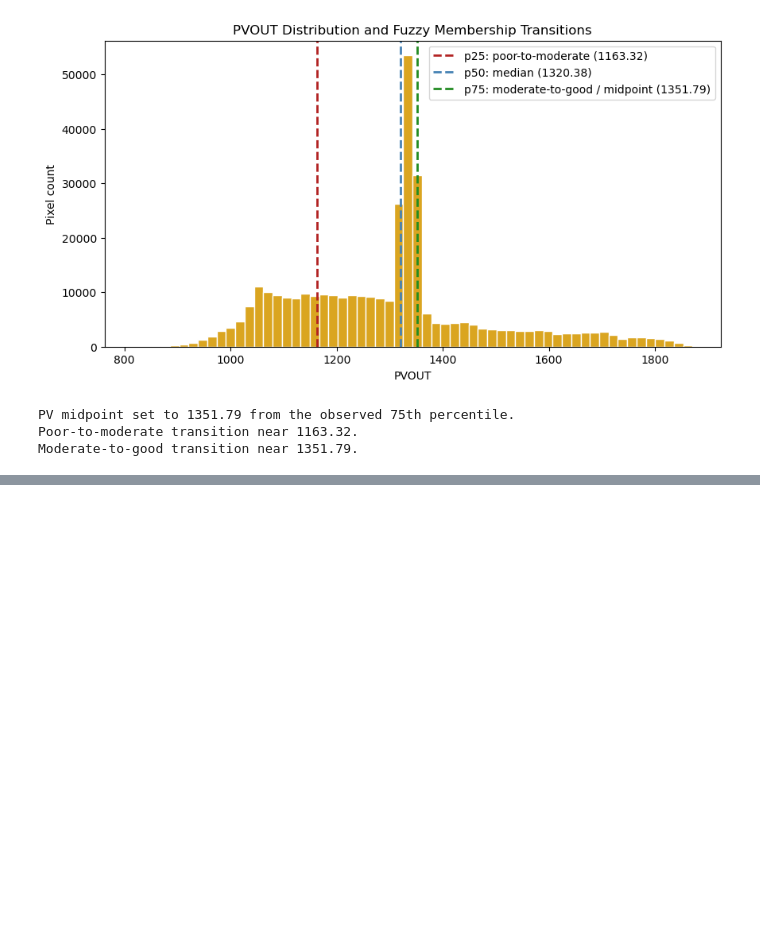
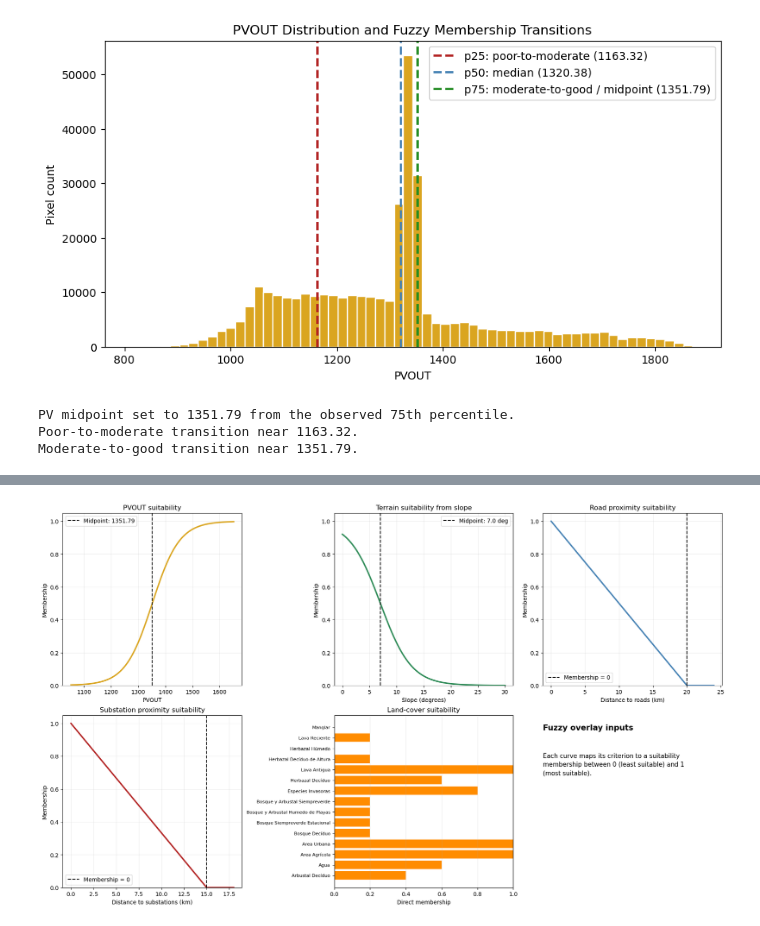
Before and after one commit to eemahon/idoneidad_hygalapagos, a Jupyter notebook: analisis/solar_SA_fuzzy.ipynb, the cells around one changed output, grey strips where cells are left out. Cells and saved outputs as stored; diff of their text form; code cells hidden in the pictures; blank space fills up the shorter version.

```diff
--- a/analisis/solar_SA_fuzzy.ipynb
+++ b/analisis/solar_SA_fuzzy.ipynb
@@ -469,3 +468,98 @@ def _polygonize_candidates(candidate_array, transform, crs):
     gdf = gpd.GeoDataFrame.from_features(features, crs=crs)
     gdf["area_m2"] = gdf.geometry.area
     return gdf
+# %%
+# Plot and print the fuzzy membership functions used by the solar suitability model.
+# Run the PVOUT diagnostic cell first when you want PARAMS['pv_midpoint'] to use its observed p75 value.
+import csv
+import numpy as np
+import matplotlib.pyplot as plt
+
+
+def plot_fuzzy_membership_functions(params, inputs):
+    pv_midpoint = float(params["pv_midpoint"])
+    pv_steepness = float(params["pv_steepness"])
+    slope_midpoint = float(params["slope_midpoint_deg"])
+    slope_steepness = float(params["slope_steepness"])
+    roads_max_distance = float(params["roads_max_distance_m"])
+    substations_max_distance = float(params["substations_max_distance_m"])
+
+    pv_values = np.linspace(max(0.0, pv_midpoint - 300.0), pv_midpoint + 300.0, 500)
+    slope_values = np.linspace(0.0, max(30.0, slope_midpoint * 3.0), 500)
+    roads_distance = np.linspace(0.0, roads_max_distance * 1.2, 500)
+    substations_distance = np.linspace(0.0, substations_max_distance * 1.2, 500)
+
+    pv_membership = _fuzzy_sigmoid_increasing(pv_values, pv_midpoint, pv_steepness)
+    slope_membership = _fuzzy_sigmoid_decreasing(slope_values, slope_midpoint, slope_steepness)
+    roads_membership = _fuzzy_linear_decreasing(roads_distance, roads_max_distance)
+    substations_membership = _fuzzy_linear_decreasing(substations_distance, substations_max_distance)
+    land_cover_remap = _load_land_cover_remap(inputs["land_cover_remap"])
+
+    print("Fuzzy membership functions in use:")
+    print(f"  PVOUT: increasing sigmoid, midpoint={pv_midpoint:.2f}, steepness={pv_steepness:.4f}")
+    print(f"  Slope: decreasing sigmoid, midpoint={slope_midpoint:.2f} deg, steepness={slope_steepness:.4f}")
+    print(f"  Roads: linear decrease from 1 at 0 m to 0 at {roads_max_distance:,.0f} m")
+    print(f"  Substations: linear decrease from 1 at 0 m to 0 at {substations_max_distance:,.0f} m")
+    print("  Land cover: direct membership values from remap_solar_fuzzy.csv")
+    print()
+    print("Land-cover memberships:")
+    for class_name, membership in sorted(land_cover_remap.items()):
+        print(f"  {class_name}: {membership:.2f}")
+
+    figure, axes = plt.subplots(2, 3, figsize=(17, 10), constrained_layout=True)
+    axes = axes.ravel()
+
+    axes[0].plot(pv_values, pv_membership, color="goldenrod", linewidth=2.5)
+    axes[0].axvline(pv_midpoint, color="black", linestyle="--", label=f"Midpoint: {pv_midpoint:.2f}")
+    axes[0].set(title="PVOUT suitability", xlabel="PVOUT", ylabel="Membership")
+    axes[0].legend()
+
+    axes[1].plot(slope_values, slope_membership, color="seagreen", linewidth=2.5)
+    axes[1].axvline(slope_midpoint, color="black", linestyle="--", label=f"Midpoint: {slope_midpoint:.1f} deg")
+    axes[1].set(title="Terrain suitability from slope", xlabel="Slope (degrees)", ylabel="Membership")
+    axes[1].legend()
+
+    axes[2].plot(roads_distance / 1000.0, roads_membership, color="steelblue", linewidth=2.5)
+    axes[2].axvline(roads_max_distance / 1000.0, color="black", linestyle="--", label="Membership = 0")
+    axes[2].set(title="Road proximity suitability", xlabel="Distance to roads (km)", ylabel="Membership")
+    axes[2].legend()
+
+    axes[3].plot(substations_distance / 1000.0, substations_membership, color="firebrick", linewidth=2.5)
+    axes[3].axvline(substations_max_distance / 1000.0, color="black", linestyle="--", label="Membership = 0")
+    axes[3].set(title="Substation proximity suitability", xlabel="Distance to substations (km)", ylabel="Membership")
+    axes[3].legend()
+
+    class_names = list(land_cover_remap)
+    memberships = [land_cover_remap[class_name] for class_name in class_names]
+    axes[4].barh(class_names, memberships, color="darkorange")
+    axes[4].set(title="Land-cover suitability", xlabel="Direct membership", xlim=(0.0, 1.0))
+    axes[4].tick_params(axis="y", labelsize=8)
+    axes[4].grid(axis="x", alpha=0.25)
+
+    axes[5].axis("off")
+    axes[5].text(
+        0.0,
+        0.95,
+        "Fuzzy overlay inputs",
+        fontsize=14,
+        fontweight="bold",
+        va="top",
+    )
+    axes[5].text(
+        0.0,
+        0.78,
+        "Each curve maps its criterion to a suitability\nmembership between 0 (least suitable) and 1\n(most suitable).",
+        fontsize=11,
+        va="top",
+        linespacing=1.5,
+    )
+
+    for axis in axes[:4]:
+        axis.set_ylim(0.0, 1.05)
+        axis.grid(alpha=0.25)
+
+    plt.show()
+
+
+plot_fuzzy_membership_functions(PARAMS, INPUTS)
+# %% [output]
@@ -472,3 +583,4 @@ def _polygonize_candidates(candidate_array, transform, crs):
+[figure, added]
 # %%
 def run_solar_suitability(inputs, params, weights, outputs):
     _require_non_empty(inputs, "INPUTS")
```
Also changed, not shown: parts of 6 cells of this notebook, 11 other files.
